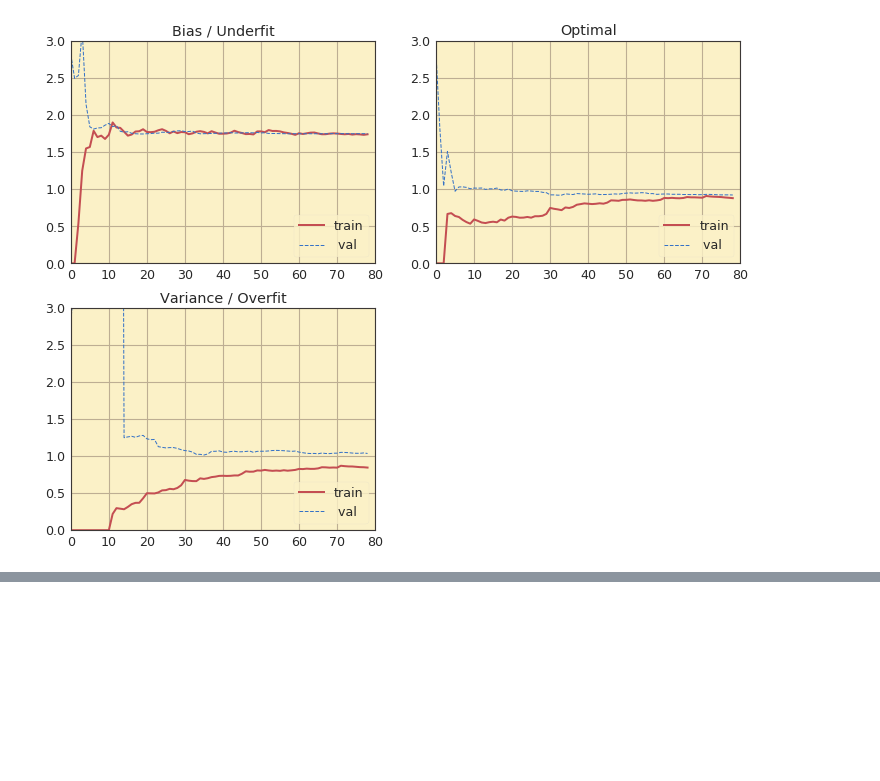
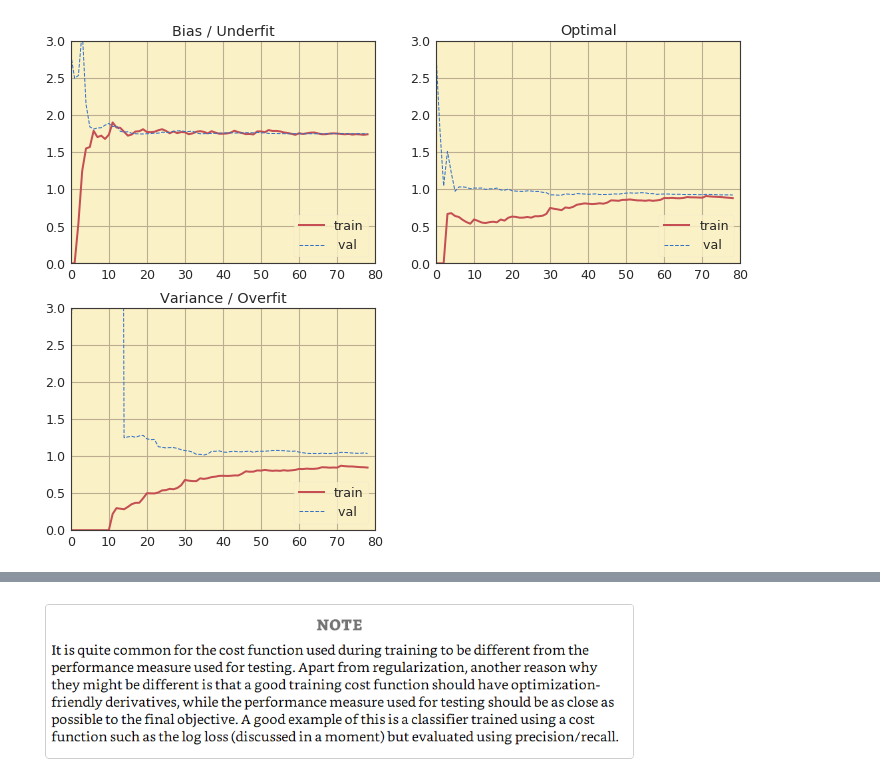
Before and after one commit to garcia-alex/ml-workflows, a Jupyter notebook: ch04.ipynb, the cells around one changed output, grey strips where cells are left out. Drawn from its saved outputs; the diff is of its cells as text; code cells hidden in the pictures; blank space fills up the shorter version.

```diff
--- a/ch04.ipynb
+++ b/ch04.ipynb
@@ -264,0 +267,4 @@ plot_lcs(et, ev, et_, ev_, et__, ev__)
+# %%
+Image(f'{PATH_SCREENSHOTS}/ch04/cost_train_test.png', width=600)
+# %% [output]
+[figure, added]
```
Also changed, not shown: parts of 6 cells of this notebook, 1 other file.
